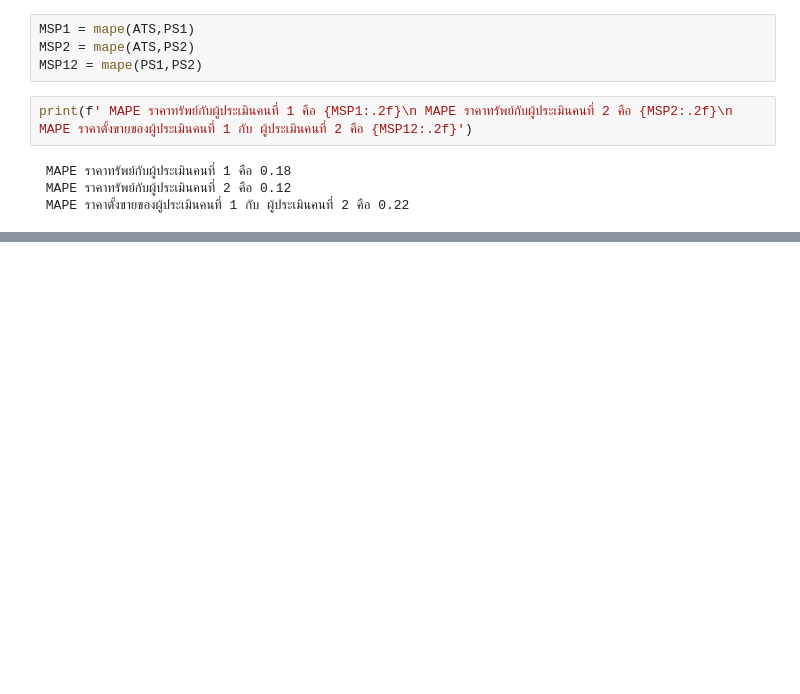
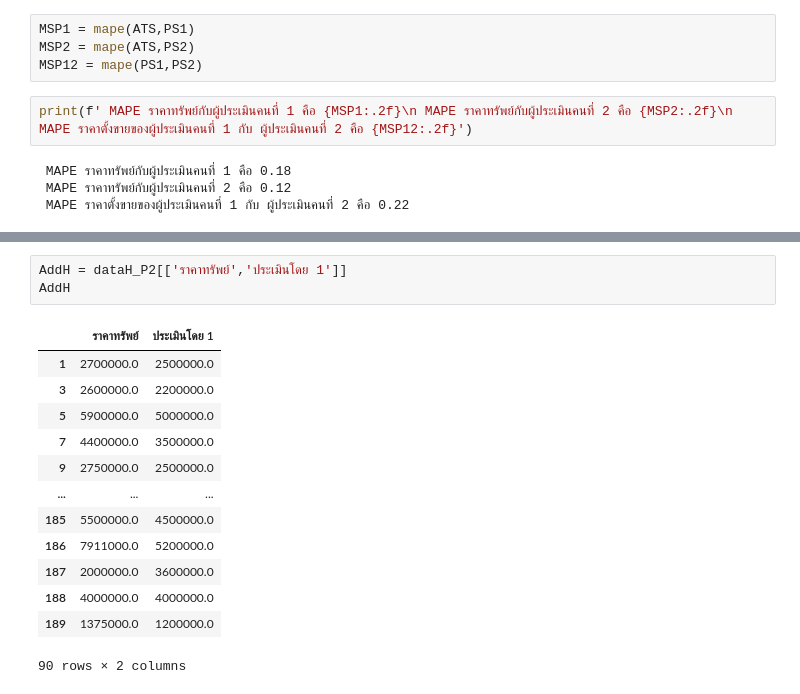
Before and after one commit to bunnybbear/bsc_dpdm22, a Jupyter notebook: [dataprep1]_property_estimator.ipynb, the cells around one changed output, grey strips where cells are left out. Cells and saved outputs as stored; diff of their text form; blank space fills up the shorter version.

```diff
--- a/[dataprep1]_property_estimator.ipynb
+++ b/[dataprep1]_property_estimator.ipynb
@@ -663,0 +641,17 @@ print(f' MAPE ราคาทรัพย์กับผู้ประเมิ
+# %%
+AddH = dataH_P2[['ราคาทรัพย์','ประเมินโดย 1']]
+AddH
+# %% [output]
+|  | ราคาทรัพย์ | ประเมินโดย 1 |
+| 1 | 2700000.0 | 2500000.0 |
+| 3 | 2600000.0 | 2200000.0 |
+| 5 | 5900000.0 | 5000000.0 |
+| 7 | 4400000.0 | 3500000.0 |
+| 9 | 2750000.0 | 2500000.0 |
+| ... | ... | ... |
+| 185 | 5500000.0 | 4500000.0 |
+| 186 | 7911000.0 | 5200000.0 |
+| 187 | 2000000.0 | 3600000.0 |
+| 188 | 4000000.0 | 4000000.0 |
+| 189 | 1375000.0 | 1200000.0 |
+90 rows × 2 columns
```
Also changed, not shown: parts of 18 cells of this notebook.
